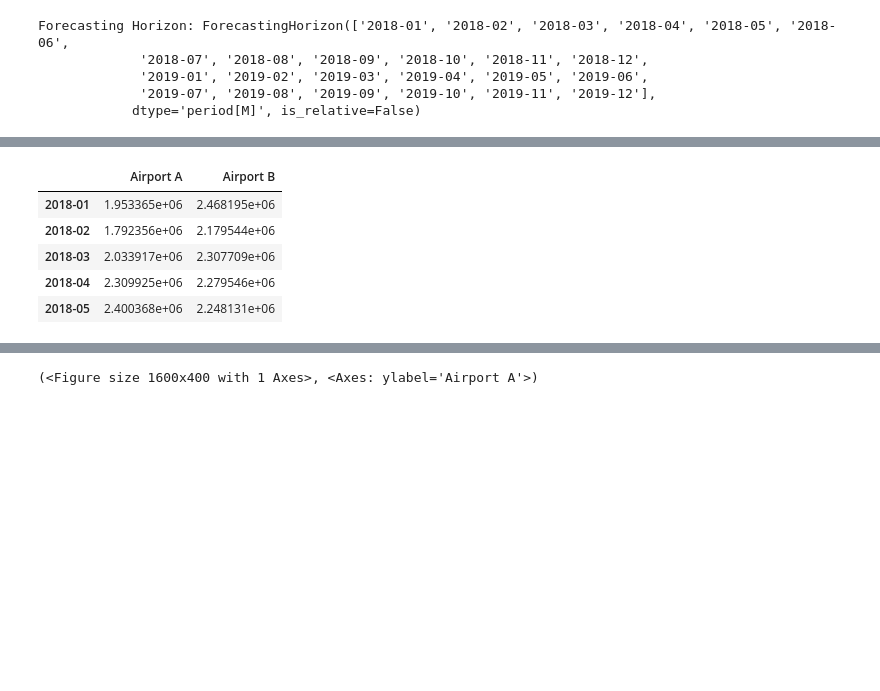
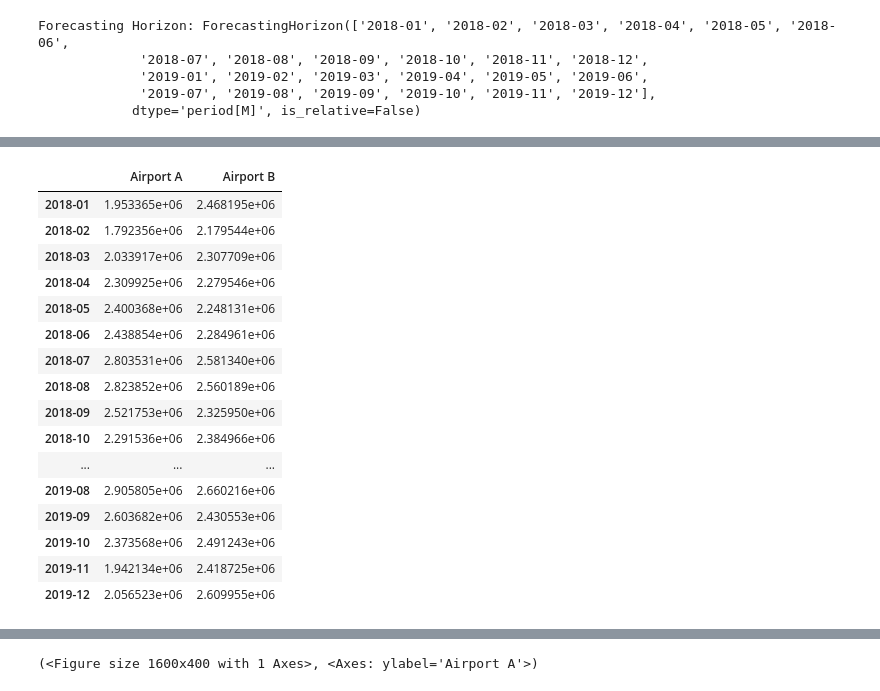
Before and after one commit to 91htjung/AirportBusinessAnalytics, a Jupyter notebook: 02-Forecast_Shortterm_Ststistics.ipynb, the cells around one changed output, grey strips where cells are left out. Drawn from its saved outputs; the diff is of its cells as text; code cells hidden in the pictures; blank space fills up the shorter version.

```diff
--- a/02-Forecast_Shortterm_Ststistics.ipynb
+++ b/02-Forecast_Shortterm_Ststistics.ipynb
@@ -91,13 +189,24 @@ y_pred_exp.head()
 # %%
 from sktime.forecasting.arima import ARIMA
 
 arima_forecaster = ARIMA(order=(1, 0, 1), seasonal_order=(1, 1, 1, 12)).fit(y_train)
 y_pred_arima = arima_forecaster.predict(fh=fh)
-y_pred_arima.head()
+y_pred_arima
 # %% [output]
 |  | Airport A | Airport B |
 | 2018-01 | 1.953365e+06 | 2.468195e+06 |
 | 2018-02 | 1.792356e+06 | 2.179544e+06 |
 | 2018-03 | 2.033917e+06 | 2.307709e+06 |
 | 2018-04 | 2.309925e+06 | 2.279546e+06 |
 | 2018-05 | 2.400368e+06 | 2.248131e+06 |
+| 2018-06 | 2.438854e+06 | 2.284961e+06 |
+| 2018-07 | 2.803531e+06 | 2.581340e+06 |
+| 2018-08 | 2.823852e+06 | 2.560189e+06 |
+| 2018-09 | 2.521753e+06 | 2.325950e+06 |
+| 2018-10 | 2.291536e+06 | 2.384966e+06 |
+| ... | ... | ... |
+| 2019-08 | 2.905805e+06 | 2.660216e+06 |
+| 2019-09 | 2.603682e+06 | 2.430553e+06 |
+| 2019-10 | 2.373568e+06 | 2.491243e+06 |
+| 2019-11 | 1.942134e+06 | 2.418725e+06 |
+| 2019-12 | 2.056523e+06 | 2.609955e+06 |
```
Also changed, not shown: parts of 28 cells of this notebook.
